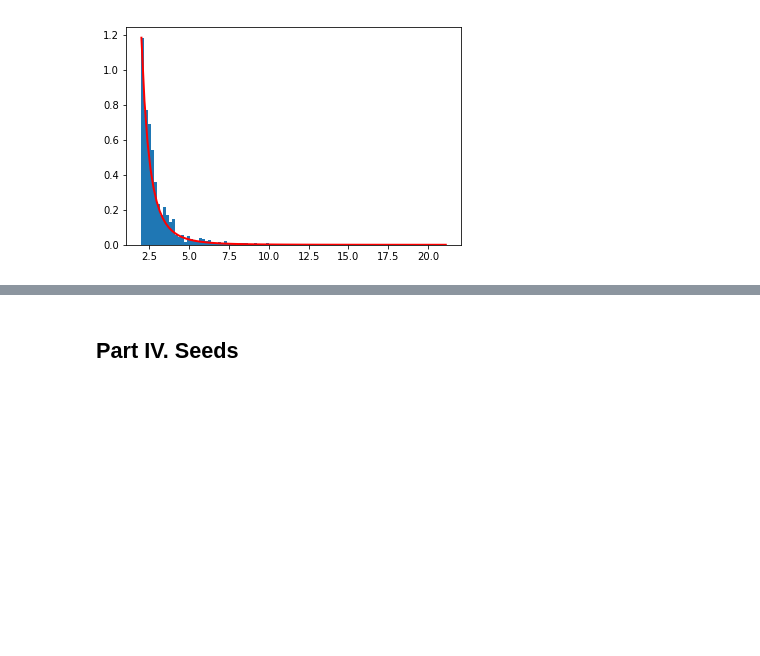
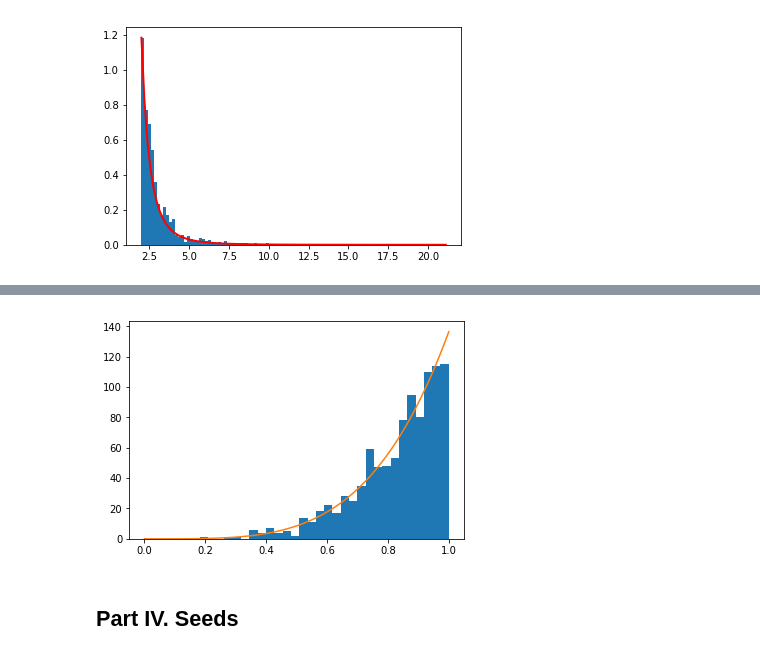
Before and after one commit to vukasm/ProgDA1, a Jupyter notebook: numpy-random.ipynb, the cells around one changed output, grey strips where cells are left out. Cells and saved outputs as stored; diff of their text form; code cells hidden in the pictures; blank space fills up the shorter version.

```diff
--- a/numpy-random.ipynb
+++ b/numpy-random.ipynb
@@ -248,0 +255,9 @@ plt.show()
+# %%
+import numpy as np
+
+#parameters
+a = 5.0
+samples = 1000
+#power distribution
+s = np.random.power(a, samples)
+s
@@ -249,3 +282,14 @@ plt.show()
+# %%
+import matplotlib.pyplot as plt
+#histogram and KDF of power distribution
+count, bins, ignored = plt.hist(s, bins=30)
+x = np.linspace(0, 1, 100)
+y = a*x**(a-1.)
+normed_y = samples*np.diff(bins)[0]*y
+plt.plot(x, normed_y)
+plt.show()
+# %% [output]
+[figure, added]
 # %% [markdown]
 ## Part IV. Seeds
 # %% [markdown]
```
Also changed, not shown: parts of 4 cells of this notebook.
